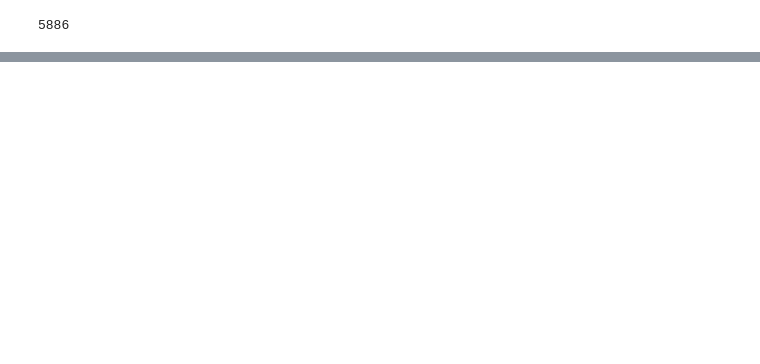
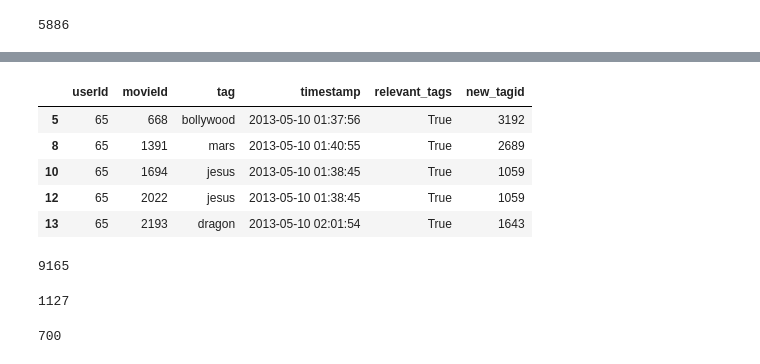
Before and after one commit to m-np/movielens20M, a Jupyter notebook: explore-dataset-movielens20m.ipynb, the cells around one changed output, grey strips where cells are left out. Saved outputs shown, nothing was run; the diff lists cells and outputs as text; code cells hidden in the pictures; blank space fills up the shorter version.

Commit message:
Kaggle Notebook | explore_dataset_movielens20M | Version 3

```diff
--- a/explore-dataset-movielens20m.ipynb
+++ b/explore-dataset-movielens20m.ipynb
@@ -302,0 +414,24 @@ len(clusterid_to_tag)
+# %%
+tag_df1.head()
+# %% [output]
+|  | userId | movieId | tag | timestamp | relevant_tags | new_tagid |
+| 5 | 65 | 668 | bollywood | 2013-05-10 01:37:56 | True | 3192 |
+| 8 | 65 | 1391 | mars | 2013-05-10 01:40:55 | True | 2689 |
+| 10 | 65 | 1694 | jesus | 2013-05-10 01:38:45 | True | 1059 |
+| 12 | 65 | 2022 | jesus | 2013-05-10 01:38:45 | True | 1059 |
+| 13 | 65 | 2193 | dragon | 2013-05-10 02:01:54 | True | 1643 |
+# %%
+tag1 = set(tag_df1.tag.unique())
+len(tag1)
+# %% [output]
+9165
+# %%
+tag2 = set(genome_tags2.tag.unique())
+len(tag2)
+# %% [output]
+1127
+# %%
+tag3 = tag1 & tag2
+len(tag3)
+# %% [output]
+700
```
Also changed, not shown: parts of 25 cells of this notebook.
